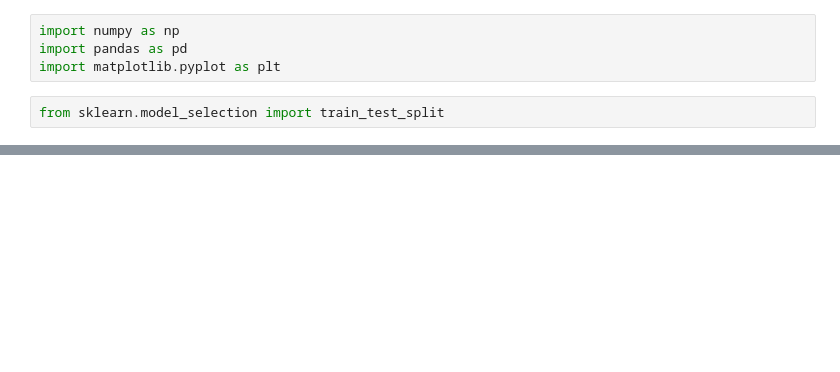
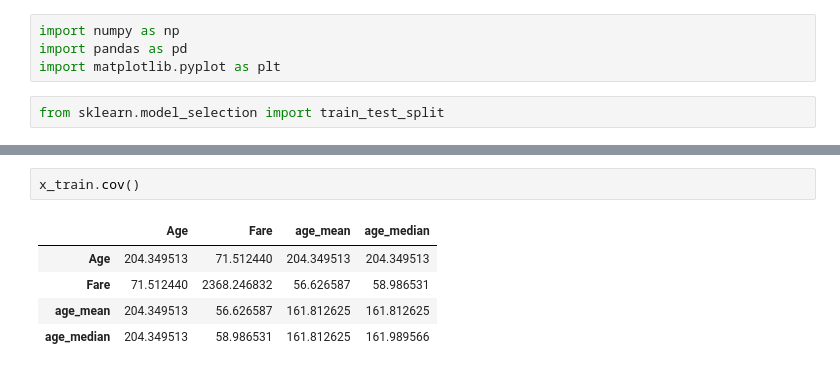
Before and after one commit to Mohotasir/my_ML_Journey, a Jupyter notebook: 100days_ML/Feature_Engineering/Missing_Data_handling/missing-data.ipynb, the cells around one changed output, grey strips where cells are left out. Drawn from its saved outputs; the diff is of its cells as text; blank space fills up the shorter version.

```diff
--- a/100days_ML/Feature_Engineering/Missing_Data_handling/missing-data.ipynb
+++ b/100days_ML/Feature_Engineering/Missing_Data_handling/missing-data.ipynb
@@ -6,0 +63,8 @@ from sklearn.model_selection import train_test_split
+# %%
+x_train.cov()
+# %% [output]
+|  | Age | Fare | age_mean | age_median |
+| Age | 204.349513 | 71.512440 | 204.349513 | 204.349513 |
+| Fare | 71.512440 | 2368.246832 | 56.626587 | 58.986531 |
+| age_mean | 204.349513 | 56.626587 | 161.812625 | 161.812625 |
+| age_median | 204.349513 | 58.986531 | 161.812625 | 161.989566 |
```
Also changed, not shown: parts of 17 cells of this notebook.
